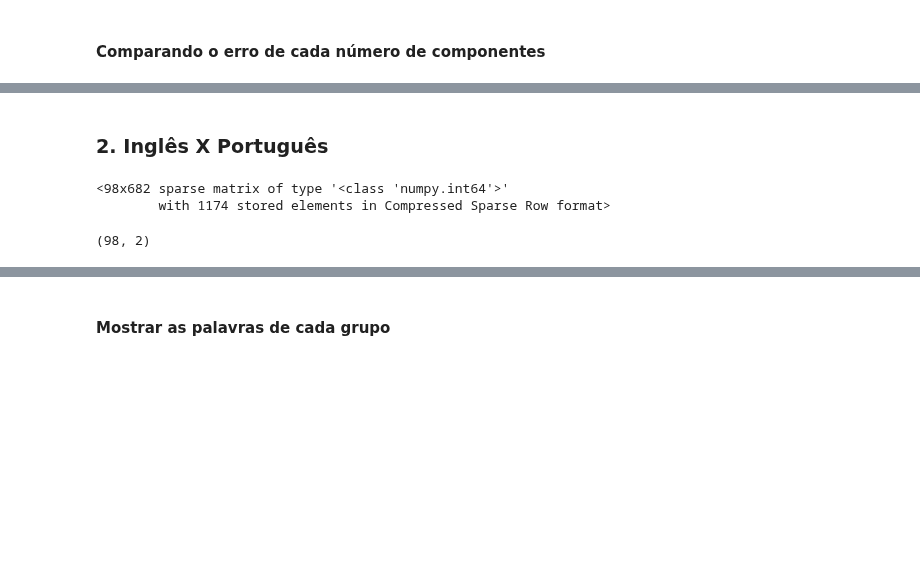
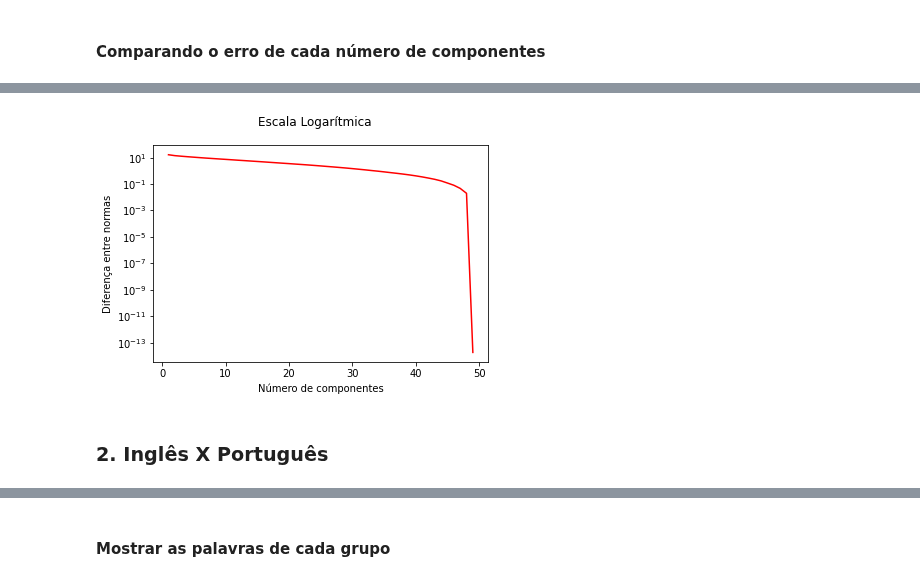
Before and after one commit to artsasse/mini-trabalho-mnii, a Jupyter notebook: Fatoracao.ipynb, the cells around one changed output, grey strips where cells are left out. Saved outputs shown, nothing was run; the diff lists cells and outputs as text; code cells hidden in the pictures; blank space fills up the shorter version.

```diff
--- a/Fatoracao.ipynb
+++ b/Fatoracao.ipynb
@@ -86,2 +37,6 @@ Text(0.5, 0.98, 'Escala Logarítmica')
+# %%
+plota_erro_svd(txt.ocorrencias, log=True)
+# %% [output]
+[figure, added]
 # %% [markdown]
 ### 2. Inglês X Português
@@ -90,7 +42,0 @@ txt = Texto('data/assis_vs_wells.txt')
-# %%
-# Matriz que vou usar no SVD
-doc_term_matrix = txt.ocorrencias
-doc_term_matrix
-# %% [output]
-<98x682 sparse matrix of type '<class 'numpy.int64'>'
-        with 1174 stored elements in Compressed Sparse Row format>
@@ -100,6 +42,0 @@ svd = TruncatedSVD(n_components=2)
-# %%
-# Matriz Documento X "Alguma Coisa" (Matriz dos "Pinceis")
-reduced_matrix = svd.fit_transform(doc_term_matrix)
-reduced_matrix.shape
-# %% [output]
-(98, 2)
```
Also changed, not shown: parts of 36 cells of this notebook, 1 other file.
